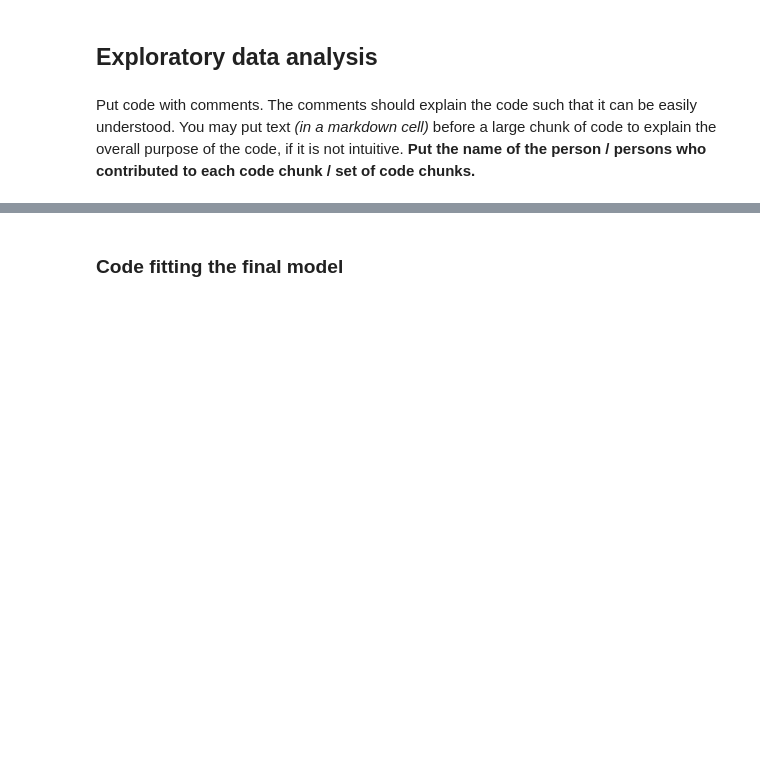
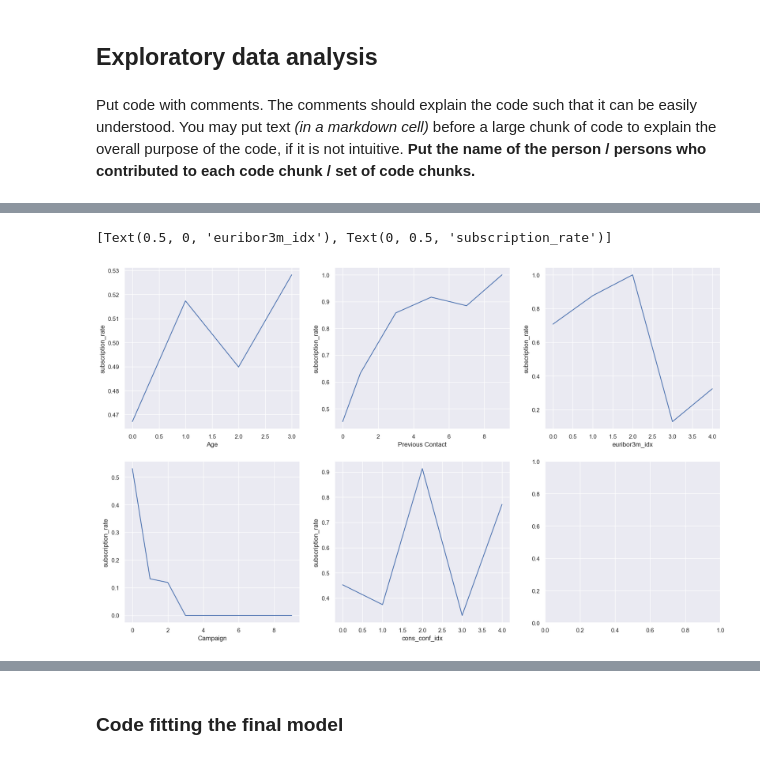
Before and after one commit to carriezeng6443/STAT-303-2-MAAC-Project, a Jupyter notebook: MAAC_Code.ipynb, the cells around one changed output, grey strips where cells are left out. Drawn from its saved outputs; the diff is of its cells as text; code cells hidden in the pictures; blank space fills up the shorter version.

```diff
--- a/MAAC_Code.ipynb
+++ b/MAAC_Code.ipynb
@@ -157,0 +281,53 @@ Put code with comments. The comments should explain the code such that it can be
+# %%
+sns.set(rc={'figure.figsize':(20,12)})
+fig, axes = plt.subplots(nrows=2, ncols=3)
+#Plotting individual subplots
+
+#Binning Age
+binned_age = pd.qcut(train['age'],4,retbins=True)
+train['age_binned'] = binned_age[0]
+age_data = train.groupby('age_binned')['y_dum'].agg([('subscription_rate','mean'),('nobs','count')]).reset_index(drop=False)
+#Age Graph
+sns.set(rc={'figure.figsize':(10,6)})
+ax_age = sns.lineplot(x = age_data.index, y= age_data['subscription_rate'], ax=axes[0,0])
+ax_age.set(xlabel='Age', ylabel='subscription_rate')
+
+#Binning number of previous contacts
+binned_previous = pd.cut(train['previous'],10, retbins=True, duplicates='drop')
+train['previous_binned'] = binned_previous[0]
+previous_data = train.groupby('previous_binned')['y_dum'].agg([('subscription_rate','mean'),('nobs','count')]).reset_index(drop=False)
+#Previous Contact Graph
+sns.set(rc={'figure.figsize':(10,6)})
+ax_previous = sns.lineplot(x = previous_data.index, y= previous_data['subscription_rate'], ax = axes[0,1])
+ax_previous.set(xlabel='Previous Contact', ylabel='subscription_rate')
+
+
+#Binning number of Campaign
+binned_campaign = pd.cut(train['campaign'],10, retbins=True, duplicates='drop')
+train['campaign_binned'] = binned_campaign[0]
+campaign_data = train.groupby('campaign_binned')['y_dum'].agg([('subscription_rate','mean'),('nobs','count')]).reset_index(drop=False)
+#Previous Contact Graph
+sns.set(rc={'figure.figsize':(10,6)})
+ax_campaign = sns.lineplot(x = campaign_data.index, y= campaign_data['subscription_rate'], ax = axes[1,0])
+ax_campaign.set(xlabel='Campaign', ylabel='subscription_rate')
+
+#Binning number of Campaign
+binned_cons_conf_idx = pd.cut(train['cons_conf_idx'],5, retbins=True, duplicates='drop')
+train['cons_conf_idx_binned'] = binned_cons_conf_idx[0]
+cons_conf_idx_data = train.groupby('cons_conf_idx_binned')['y_dum'].agg([('subscription_rate','mean'),('nobs','count')]).reset_index(drop=False)
+#Previous Contact Graph
+sns.set(rc={'figure.figsize':(10,6)})
+ax_cons_conf_idx = sns.lineplot(x = cons_conf_idx_data.index, y= cons_conf_idx_data['subscription_rate'], ax = axes[1,1])
+ax_cons_conf_idx.set(xlabel='cons_conf_idx', ylabel='subscription_rate')
+
+#Binning euribor 3 month rate
+binned_euribor3m = pd.cut(train['euribor3m'],5, retbins=True, duplicates='drop')
+train['euribor3m_binned'] = binned_euribor3m[0]
+euribor3m_data = train.groupby('euribor3m_binned')['y_dum'].agg([('subscription_rate','mean'),('nobs','count')]).reset_index(drop=False)
+#Previous Contact Graph
+sns.set(rc={'figure.figsize':(10,6)})
+ax_euribor3m = sns.lineplot(x = euribor3m_data.index, y= euribor3m_data['subscription_rate'], ax = axes[0,2])
+ax_euribor3m.set(xlabel='euribor3m_idx', ylabel='subscription_rate')
+# %% [output]
+[Text(0.5, 0, 'euribor3m_idx'), Text(0, 0.5, 'subscription_rate')]
+[figure, added]
```
Also changed, not shown: parts of 44 cells of this notebook, 1 other file.
